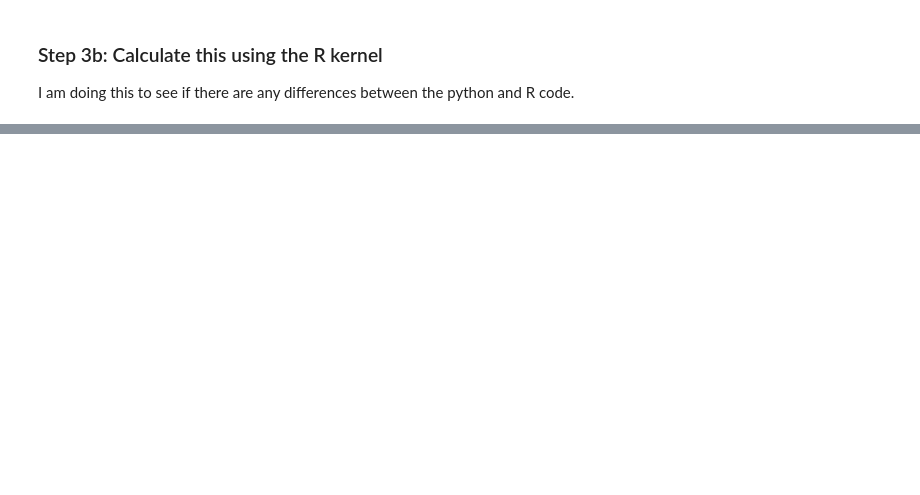
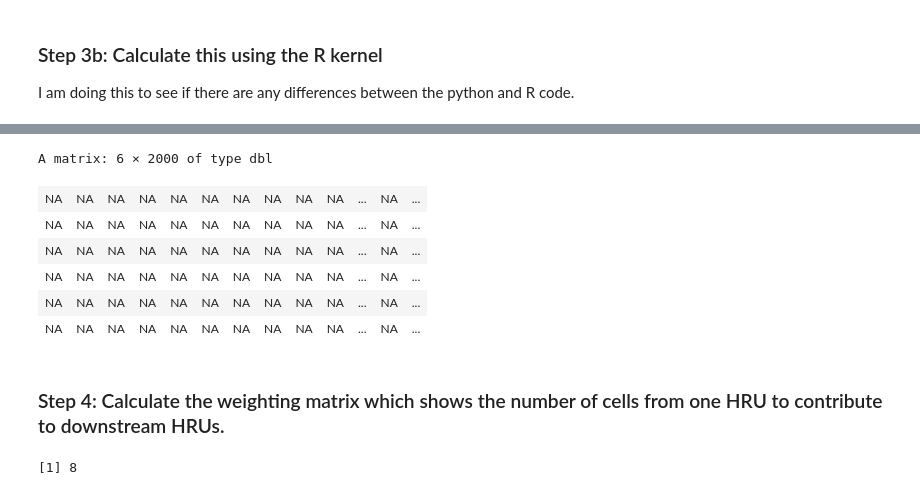
Before and after one commit to tyler-mahoney/modeling-streamflow-permanence, a Jupyter notebook: run-spatial-discretization.ipynb, the cells around one changed output, grey strips where cells are left out. Saved outputs shown, nothing was run; the diff lists cells and outputs as text; code cells hidden in the pictures; blank space fills up the shorter version.

Commit message:
Updated the downstream cell ID algorithm

```diff
--- a/run-spatial-discretization.ipynb
+++ b/run-spatial-discretization.ipynb
@@ -57,0 +49,49 @@ FR.fdr <- raster('SpatialInputData/fr_fdr')
+# %%
+library(sp)
+library(raster)
+
+FR.HRU <- raster('SpatialInputData/FallingRockHRUs.tif')
+FR.fdr <- raster('SpatialInputData/fr_fdr')
+
+HRU.matrix <- as.matrix(FR.HRU)
+fdr.matrix <- as.matrix(FR.fdr)
+
+fdr.downstream.matrix <- matrix(nrow=nrow(HRU.matrix),ncol=ncol(HRU.matrix))
+
+for (i in 1:nrow(HRU.matrix)) {
+  for (j in 1:ncol(HRU.matrix)) {
+    if (is.na(fdr.matrix[i,j])) {
+      fdr.downstream.matrix[i,j] <- NA
+    } else {
+      if (fdr.matrix[i,j]==1) {
+        fdr.downstream.matrix[i,j] <- HRU.matrix[i,j+1]
+      } else if (fdr.matrix[i,j]==2) {
+        fdr.downstream.matrix[i,j] <- HRU.matrix[i+1,j+1]
+      } else if (fdr.matrix[i,j]==4) {
+        fdr.downstream.matrix[i,j] <- HRU.matrix[i+1,j]
+      } else if (fdr.matrix[i,j]==8) {
+        fdr.downstream.matrix[i,j] <- HRU.matrix[i+1,j-1]
+      } else if (fdr.matrix[i,j]==16) {
+        fdr.downstream.matrix[i,j] <- HRU.matrix[i,j-1]
+      } else if (fdr.matrix[i,j]==32) {
+        fdr.downstream.matrix[i,j] <- HRU.matrix[i-1,j-1]
+      } else if (fdr.matrix[i,j]==64) {
+        fdr.downstream.matrix[i,j] <- HRU.matrix[i-1,j]
+      } else if (fdr.matrix[i,j]==128) {
+        fdr.downstream.matrix[i,j] <- HRU.matrix[i-1,j+1]
+      } else {
+        fdr.downstream.matrix[i,j] <- NA
+      }
+    }
+  }
+}
+# %% [output]
+A matrix: 6 × 2000 of type dbl
+| NA | NA | NA | NA | NA | NA | NA | NA | NA | NA | ... | NA | ... |
+| NA | NA | NA | NA | NA | NA | NA | NA | NA | NA | ... | NA | ... |
+| NA | NA | NA | NA | NA | NA | NA | NA | NA | NA | ... | NA | ... |
+| NA | NA | NA | NA | NA | NA | NA | NA | NA | NA | ... | NA | ... |
+| NA | NA | NA | NA | NA | NA | NA | NA | NA | NA | ... | NA | ... |
+| NA | NA | NA | NA | NA | NA | NA | NA | NA | NA | ... | NA | ... |
+# %% [markdown]
+### Step 4: Calculate the weighting matrix which shows the number of cells from one HRU to contribute to downstream HRUs.
@@ -57,0 +124,6 @@ FR.fdr <- raster('SpatialInputData/fr_fdr')
+# %%
+A <-  matrix(c(32,64,128,16,0,1,8,4,2),nrow=3,ncol=3,byrow=T)
+i=2; j=2
+A[i+1,j-1]
+# %% [output]
+[1] 8
```
Also changed, not shown: parts of 3 cells of this notebook, 2 other files.
